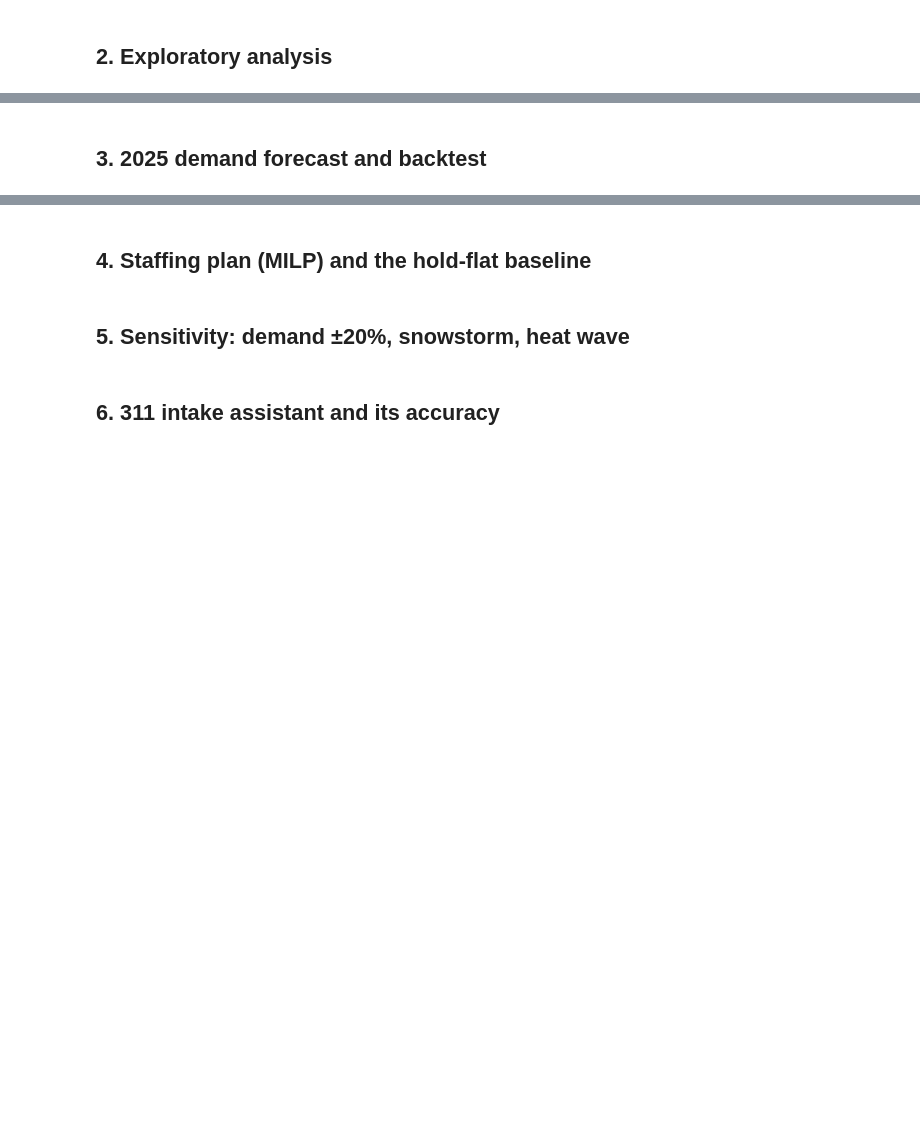
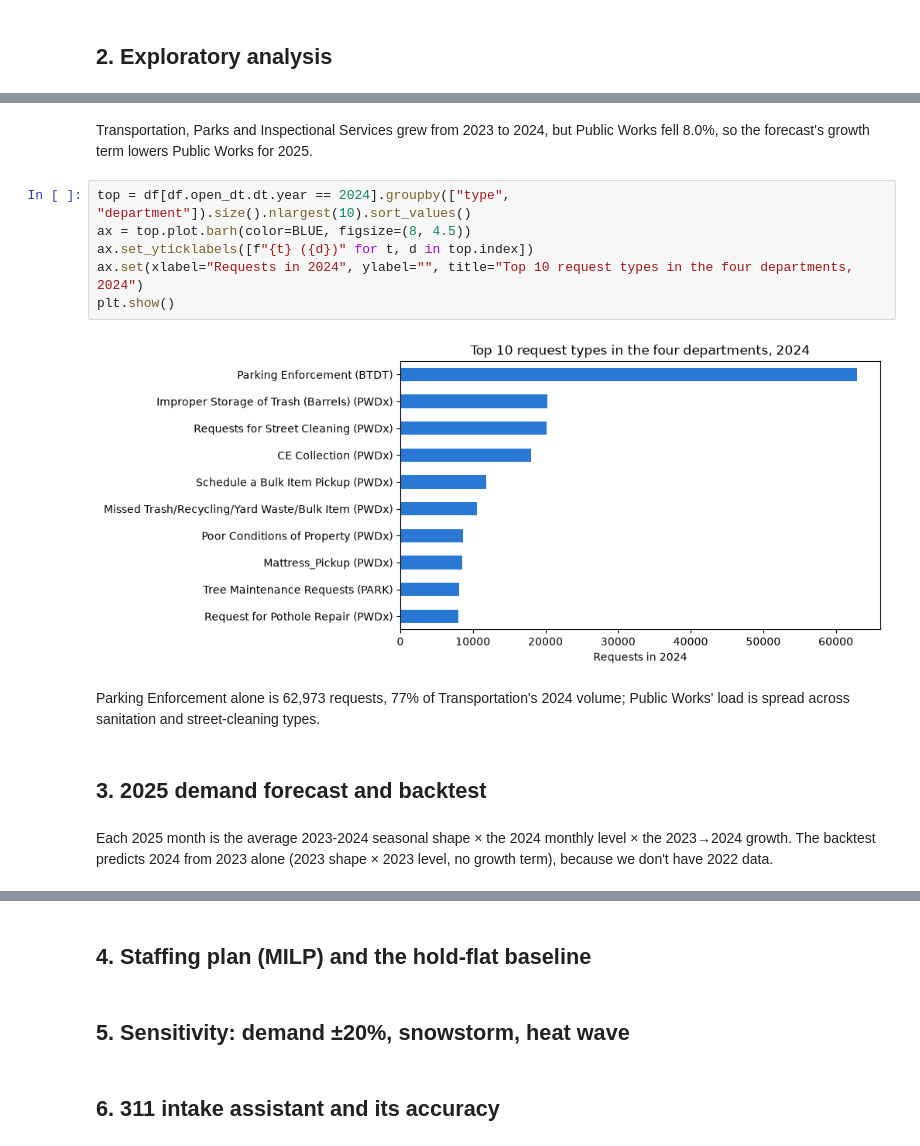
Before and after one commit to nishanth3112/Bos311-Crew-Planner, a Jupyter notebook: notebooks/boston311_crew_planner.ipynb, the cells around one changed output, grey strips where cells are left out. Drawn from its saved outputs; the diff is of its cells as text; blank space fills up the shorter version.

```diff
--- a/notebooks/boston311_crew_planner.ipynb
+++ b/notebooks/boston311_crew_planner.ipynb
@@ -62,2 +208,16 @@ LLM_MODEL: openai/gpt-oss-20b
+# %% [markdown]
+Transportation, Parks and Inspectional Services grew from 2023 to 2024, but Public Works fell 8.0%, so the forecast's growth term lowers Public Works for 2025.
+# %%
+top = df[df.open_dt.dt.year == 2024].groupby(["type", "department"]).size().nlargest(10).sort_values()
+ax = top.plot.barh(color=BLUE, figsize=(8, 4.5))
+ax.set_yticklabels([f"{t} ({d})" for t, d in top.index])
+ax.set(xlabel="Requests in 2024", ylabel="", title="Top 10 request types in the four departments, 2024")
+plt.show()
+# %% [output]
+[figure, added]
+# %% [markdown]
+Parking Enforcement alone is 62,973 requests, 77% of Transportation's 2024 volume; Public Works' load is spread across sanitation and street-cleaning types.
 # %% [markdown]
 ## 3. 2025 demand forecast and backtest
+# %% [markdown]
+Each 2025 month is the average 2023-2024 seasonal shape × the 2024 monthly level × the 2023→2024 growth. The backtest predicts 2024 from 2023 alone (2023 shape × 2023 level, no growth term), because we don't have 2022 data.
```
Also changed, not shown: parts of 20 cells of this notebook, 6 other files.
